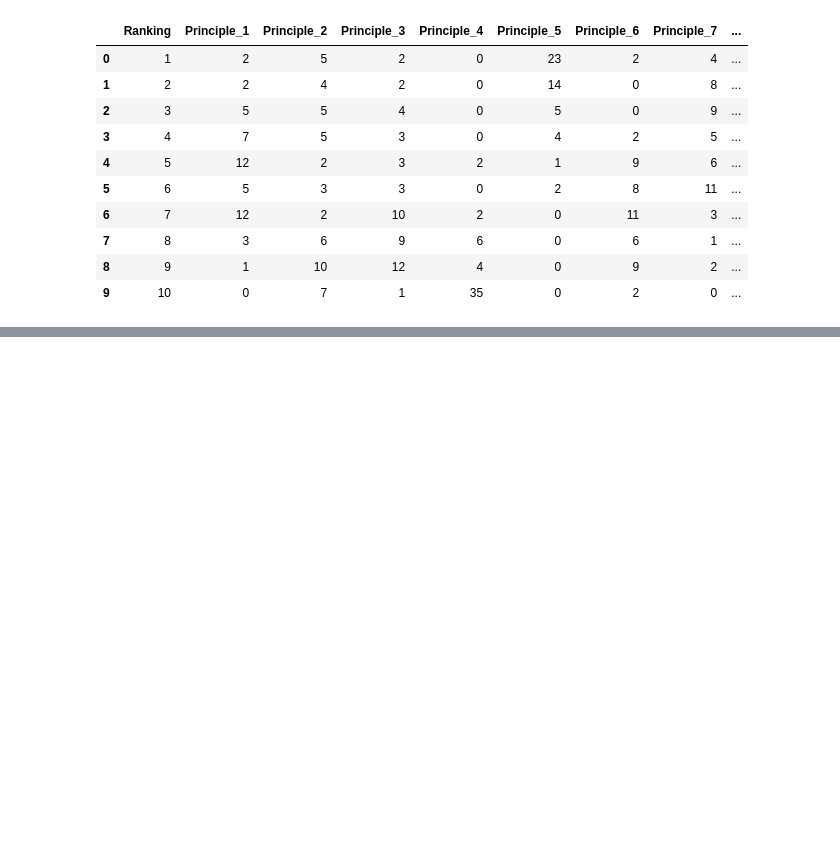
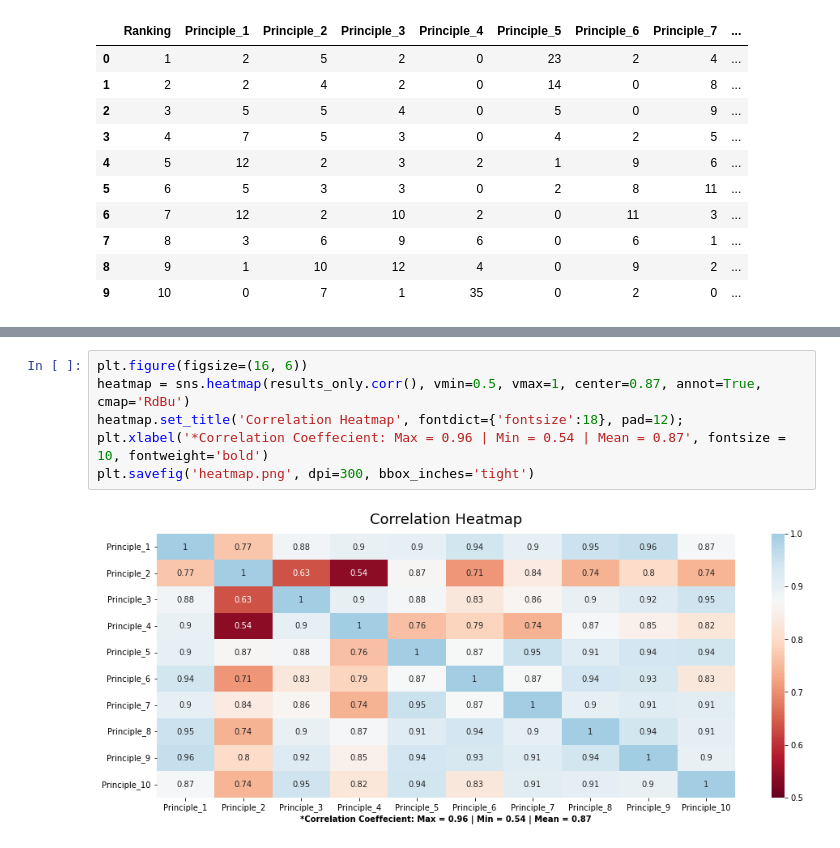
Before and after one commit to Kensuzuki95/Corporate_AI_Ethics_Guideline_Analysis, a Jupyter notebook: Result_Analysis.ipynb, the cells around one changed output, grey strips where cells are left out. Saved outputs shown, nothing was run; the diff lists cells and outputs as text; blank space fills up the shorter version.

```diff
--- a/Result_Analysis.ipynb
+++ b/Result_Analysis.ipynb
@@ -208,0 +270,8 @@ rank_all
+# %%
+plt.figure(figsize=(16, 6))
+heatmap = sns.heatmap(results_only.corr(), vmin=0.5, vmax=1, center=0.87, annot=True, cmap='RdBu')
+heatmap.set_title('Correlation Heatmap', fontdict={'fontsize':18}, pad=12);
+plt.xlabel('*Correlation Coeffecient: Max = 0.96 | Min = 0.54 | Mean = 0.87', fontsize = 10, fontweight='bold')
+plt.savefig('heatmap.png', dpi=300, bbox_inches='tight')
+# %% [output]
+[figure, added]
```
Also changed, not shown: parts of 15 cells of this notebook.
